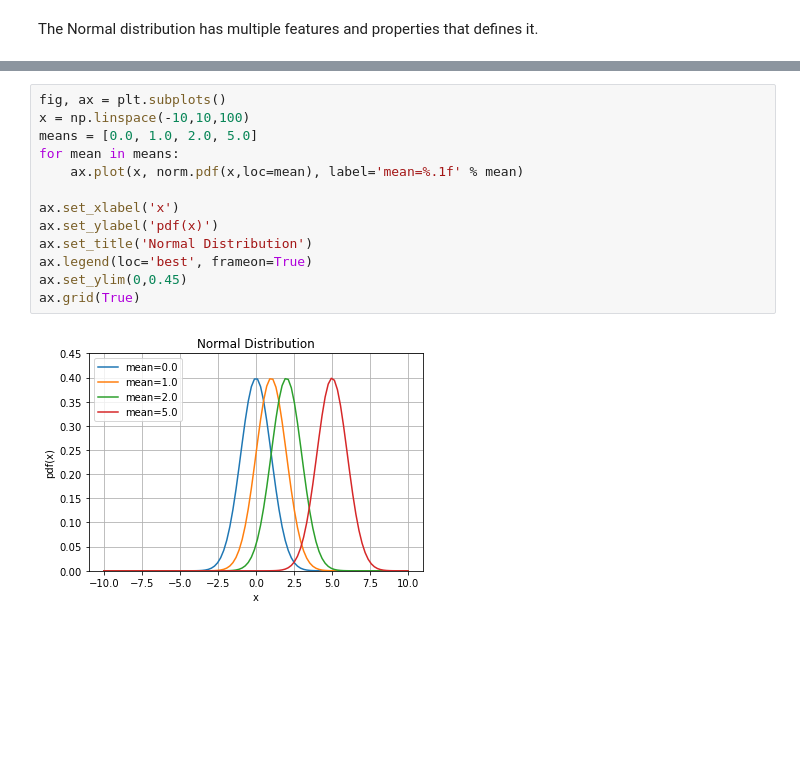
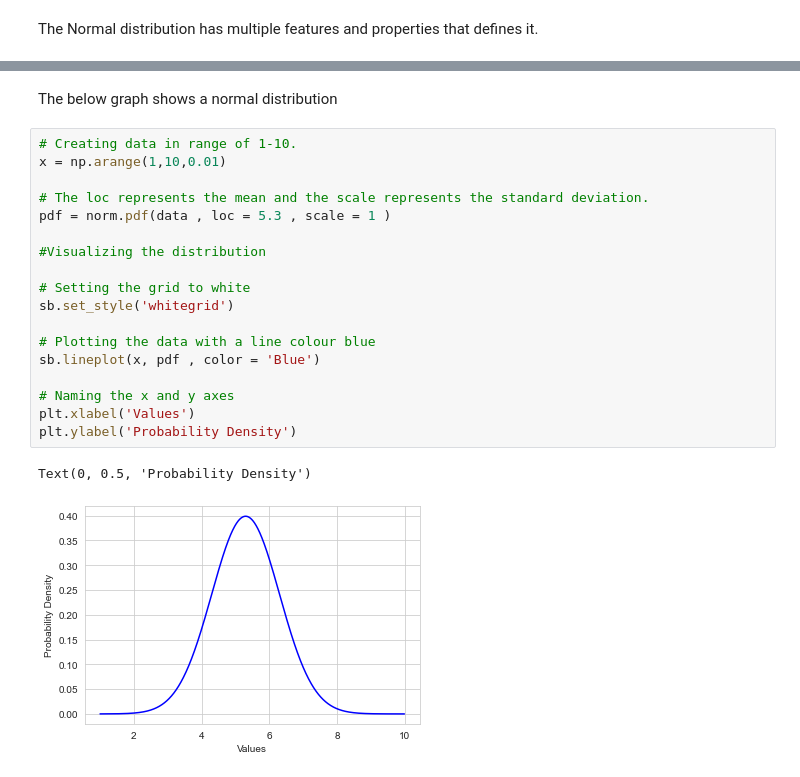
Before and after one commit to Ginafenn/funddata-assement, a Jupyter notebook: practicals/Normal Distribution.ipynb, the cells around one changed output, grey strips where cells are left out. Saved outputs shown, nothing was run; the diff lists cells and outputs as text; blank space fills up the shorter version.

```diff
--- a/practicals/Normal Distribution.ipynb
+++ b/practicals/Normal Distribution.ipynb
@@ -73,15 +90,23 @@ ax.grid(True)
-# %%
-fig, ax = plt.subplots()
-x = np.linspace(-10,10,100)
-means = [0.0, 1.0, 2.0, 5.0]
-for mean in means:
-    ax.plot(x, norm.pdf(x,loc=mean), label='mean=%.1f' % mean)
-
-ax.set_xlabel('x')
-ax.set_ylabel('pdf(x)')
-ax.set_title('Normal Distribution')
-ax.legend(loc='best', frameon=True)
-ax.set_ylim(0,0.45)
-ax.grid(True)
-# %% [output]
-[figure, removed]
+# %% [markdown]
+The below graph shows a normal distribution
+# %%
+# Creating data in range of 1-10.
+x = np.arange(1,10,0.01)
+
+# The loc represents the mean and the scale represents the standard deviation.
+pdf = norm.pdf(data , loc = 5.3 , scale = 1 )
+
+#Visualizing the distribution
+
+# Setting the grid to white
+sb.set_style('whitegrid')
+
+# Plotting the data with a line colour blue
+sb.lineplot(x, pdf , color = 'Blue')
+
+# Naming the x and y axes
+plt.xlabel('Values')
+plt.ylabel('Probability Density')
+# %% [output]
+Text(0, 0.5, 'Probability Density')
+[figure, added]
```
Also changed, not shown: parts of 23 cells of this notebook, 4 other files.
